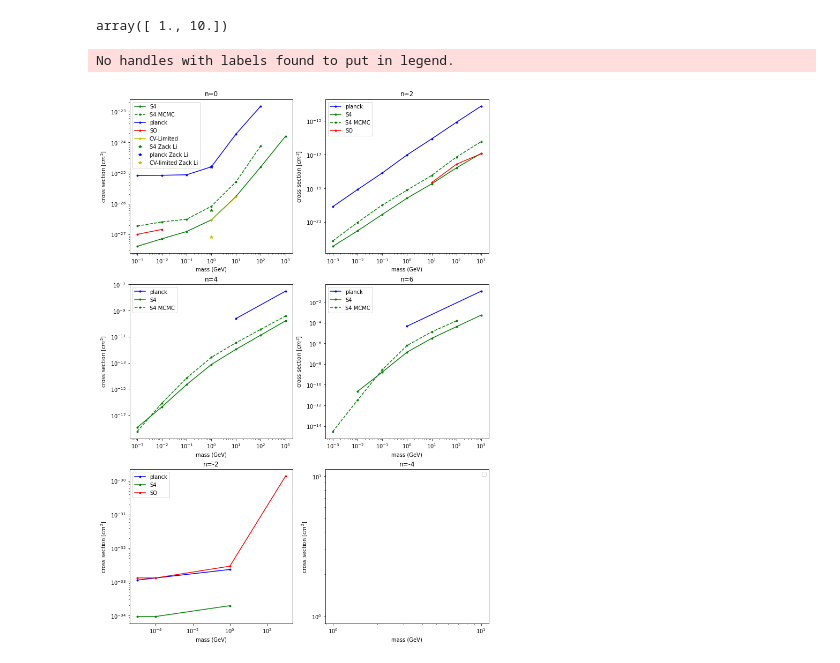
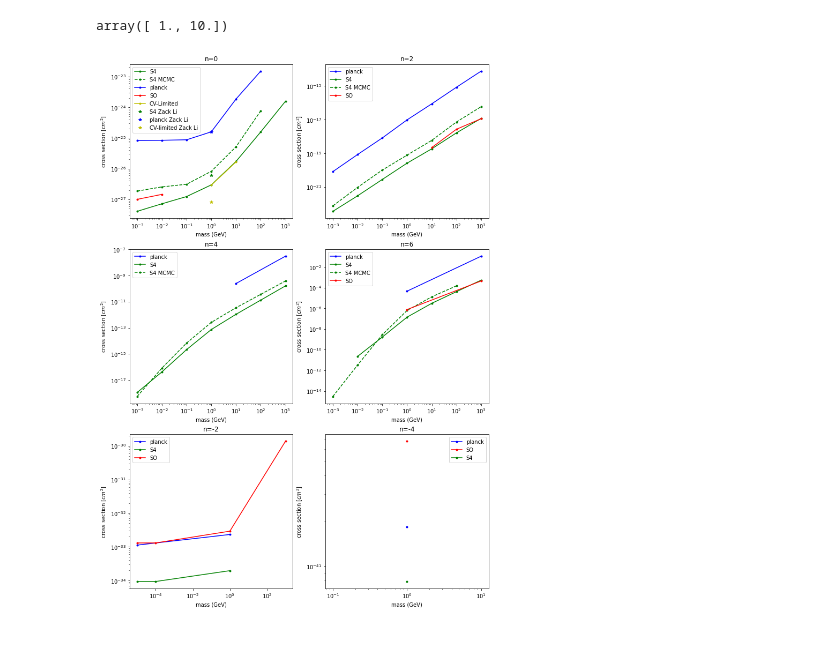
Before and after one commit to iej2106/fisher_dmb, a Jupyter notebook: upperlimit_crossection.ipynb, the cells around one changed output. Drawn from its saved outputs; the diff is of its cells as text; code cells hidden in the pictures.

Commit message:
more data

```diff
--- a/upperlimit_crossection.ipynb
+++ b/upperlimit_crossection.ipynb
@@ -36,6 +36,8 @@ S4_6 = np.loadtxt("fisher_data/S4_n=6/n=6.txt", delimiter = " ")
 S4_6 = np.transpose(S4_6)
 S4_6_a = np.loadtxt("MCMC_data/S4_Aizhan_n=6.txt", delimiter = " ")
 S4_6_a = np.transpose(S4_6_a)
+SO_6 = np.loadtxt("fisher_data/SO_n=6/n=6.txt", delimiter = " ")
+SO_6 = np.transpose(SO_6)
 
 S4_m2 = np.loadtxt("fisher_data/S4_n=-2/n=-2.txt", delimiter = " ")
 S4_m2 = np.transpose(S4_m2)
@@ -44,8 +46,12 @@ SO_m2 = np.transpose(SO_m2)
 planck_m2 = np.loadtxt("fisher_data/planck_n=-2/n=-2.txt", delimiter = " ")
 planck_m2 = np.transpose(planck_m2)
 
+planck_m4 = np.loadtxt("fisher_data/planck_n=-4/n=-4.txt", delimiter = " ")
+planck_m4 = np.transpose(planck_m4)
 S4_m4 = np.loadtxt("fisher_data/S4_n=-4/n=-4.txt", delimiter = " ")
 S4_m4 = np.transpose(S4_m4)
+SO_m4 = np.loadtxt("fisher_data/SO_n=-4/n=-4.txt", delimiter = " ")
+SO_m4 = np.transpose(SO_m4)
 
 
 # from Li et al NOTE: slighty different fiducial settings
@@ -92,33 +98,35 @@ axs[1, 0].set(xlabel='mass (GeV)', ylabel=r'cross section [$cm^2$]')
 axs[1, 1].plot(planck_6[1], planck_6[0], 'b.-',label='planck')
 axs[1, 1].plot(S4_6[1], S4_6[0], 'g.-',label='S4')
 axs[1, 1].plot(S4_6_a[1], S4_6_a[0], 'g.--',label='S4 MCMC')
+axs[1, 1].plot(SO_6[1], SO_6[0], 'r.-',label='SO')
 axs[1, 1].set_title('n=6')
 axs[1, 1].set(xlabel='mass (GeV)', ylabel=r'cross section [$cm^2$]')
           #### n = -2 ####
 axs[2, 0].plot(planck_m2[1], planck_m2[0], 'b.-',label='planck')
 axs[2, 0].plot(S4_m2[1], S4_m2[0], 'g.-',label='S4')
 axs[2, 0].plot(SO_m2[1], SO_m2[0], 'r.-',label='SO')
 axs[2, 0].set_title('n=-2')
 axs[2, 0].set(xlabel='mass (GeV)', ylabel=r'cross section [$cm^2$]')
 
           #### n = -4 ####
-#axs[2, 1].plot(S4_m4[1], S4_m4[0], 'b.-',label='S4')
+axs[2, 1].plot(planck_m4[1], planck_m4[0], 'b.-',label='planck')
+axs[2, 1].plot(SO_m4[1], SO_m4[0], 'r.-',label='SO')
+axs[2, 1].plot(S4_m4[1], S4_m4[0], 'g.-',label='S4')
 axs[2, 1].set_title('n=-4')
 axs[2, 1].set(xlabel='mass (GeV)', ylabel=r'cross section [$cm^2$]')
 
 
 #for ax in axs.flat:
     #ax.set(xlabel='mass (GeV)', ylabel=r'cross section [$cm^2$]')
 # Hide x labels and tick labels for top plots and y ticks for right plots.
 for ax in axs.flat:
 #    ax.label_outer()
     #ax.set(xlim=(1e-3, 1e3))
     ax.set_yscale('log')
     ax.set_xscale('log')
     ax.legend()
 
 fig.savefig("fisher_plots/upperlimit_crosssection_all.png")
 plt.show()
 # %% [output]
-No handles with labels found to put in legend.
-[figure, old version]
+[figure, new version]
```
Also changed, not shown: 30 other files.
